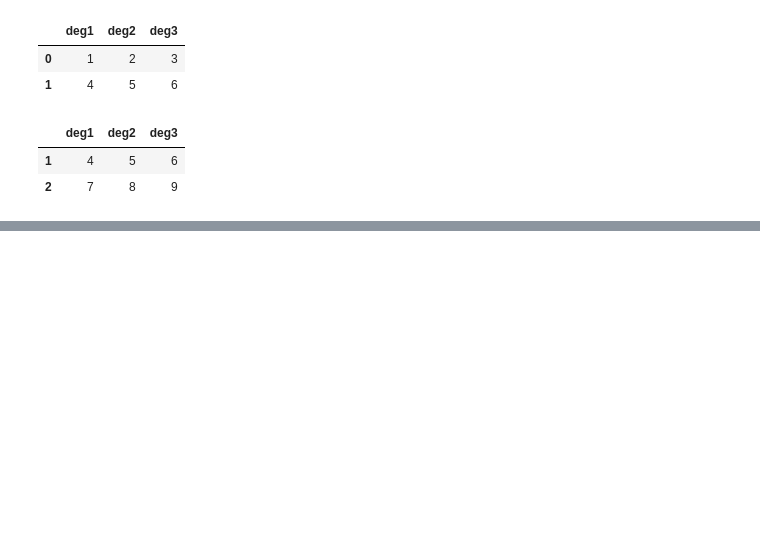
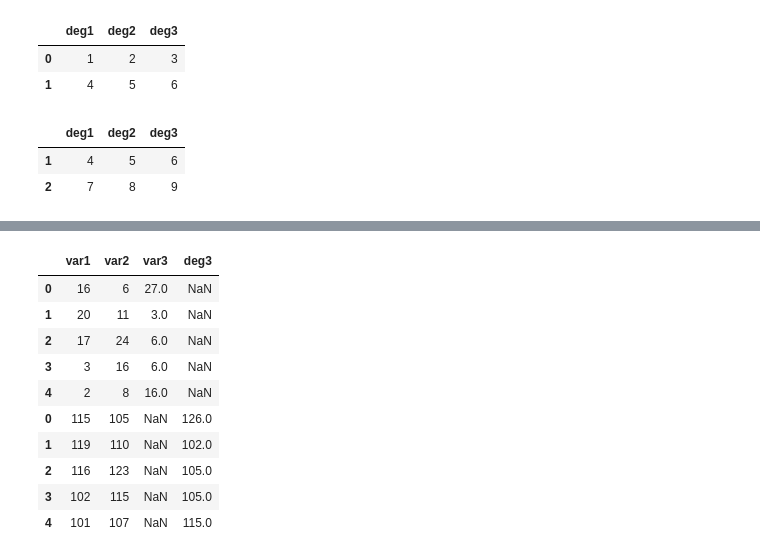
Before and after one commit to Akcanbasri/DataScienceAndMachineLearning, a Jupyter notebook: NumpyAndPandas/Pandas.ipynb, the cells around one changed output, grey strips where cells are left out. Saved outputs shown, nothing was run; the diff lists cells and outputs as text; code cells hidden in the pictures; blank space fills up the shorter version.

```diff
--- a/NumpyAndPandas/Pandas.ipynb
+++ b/NumpyAndPandas/Pandas.ipynb
@@ -312,0 +523,4 @@ df.tail(2)
+# %%
+m = np.random.randint(1, 30, size=(5, 3))
+df1 = pd.DataFrame(m, columns=["var1", "var2", "var3"])
+df1
@@ -312,0 +534,3 @@ df.tail(2)
+# %%
+df2 = df1 + 99
+df2
@@ -312,0 +567,3 @@ df.tail(2)
+# %%
+df2.columns = ["var1", "var2", "deg3"]
+df2
@@ -312,0 +587,14 @@ df.tail(2)
+# %%
+pd.concat([df1,df2])
+# %% [output]
+|  | var1 | var2 | var3 | deg3 |
+| 0 | 16 | 6 | 27.0 | NaN |
+| 1 | 20 | 11 | 3.0 | NaN |
+| 2 | 17 | 24 | 6.0 | NaN |
+| 3 | 3 | 16 | 6.0 | NaN |
+| 4 | 2 | 8 | 16.0 | NaN |
+| 0 | 115 | 105 | NaN | 126.0 |
+| 1 | 119 | 110 | NaN | 102.0 |
+| 2 | 116 | 123 | NaN | 105.0 |
+| 3 | 102 | 115 | NaN | 105.0 |
+| 4 | 101 | 107 | NaN | 115.0 |
```
Also changed, not shown: parts of 71 cells of this notebook.
